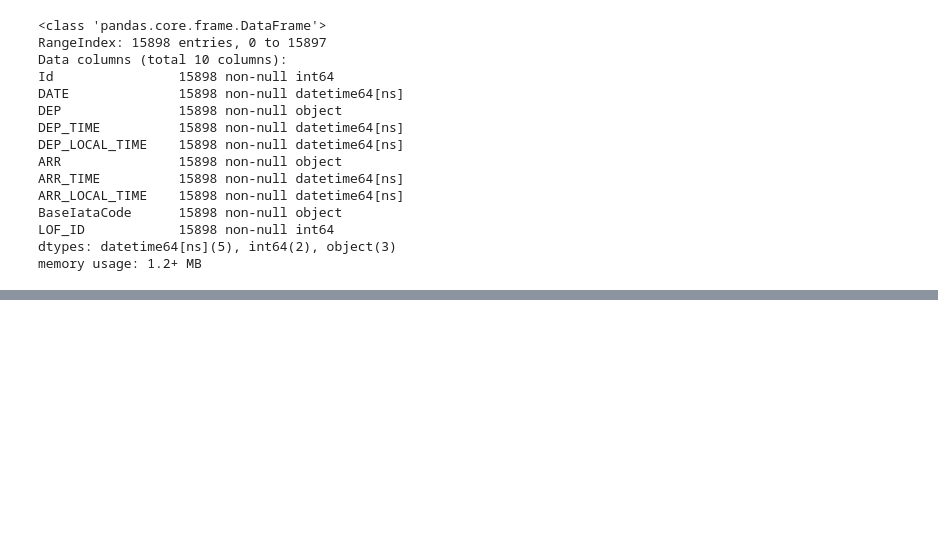
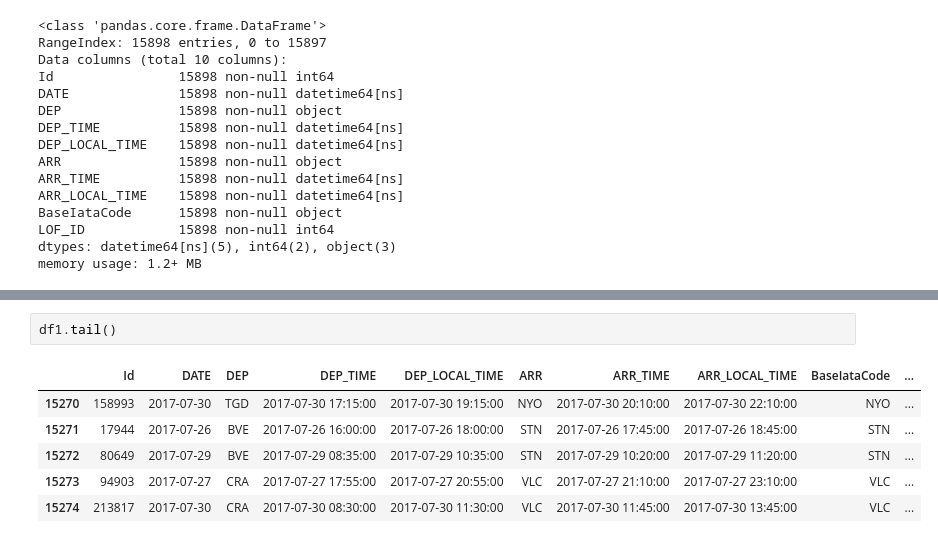
Before and after one commit to albertogcmr/dashboard-project-airline, a Jupyter notebook: main.ipynb, the cells around one changed output, grey strips where cells are left out. Cells and saved outputs as stored; diff of their text form; blank space fills up the shorter version.

```diff
--- a/main.ipynb
+++ b/main.ipynb
@@ -49,0 +120,9 @@ memory usage: 1.2+ MB
+# %%
+df1.tail()
+# %% [output]
+|  | Id | DATE | DEP | DEP_TIME | DEP_LOCAL_TIME | ARR | ARR_TIME | ARR_LOCAL_TIME | BaseIataCode | ... |
+| 15270 | 158993 | 2017-07-30 | TGD | 2017-07-30 17:15:00 | 2017-07-30 19:15:00 | NYO | 2017-07-30 20:10:00 | 2017-07-30 22:10:00 | NYO | ... |
+| 15271 | 17944 | 2017-07-26 | BVE | 2017-07-26 16:00:00 | 2017-07-26 18:00:00 | STN | 2017-07-26 17:45:00 | 2017-07-26 18:45:00 | STN | ... |
+| 15272 | 80649 | 2017-07-29 | BVE | 2017-07-29 08:35:00 | 2017-07-29 10:35:00 | STN | 2017-07-29 10:20:00 | 2017-07-29 11:20:00 | STN | ... |
+| 15273 | 94903 | 2017-07-27 | CRA | 2017-07-27 17:55:00 | 2017-07-27 20:55:00 | VLC | 2017-07-27 21:10:00 | 2017-07-27 23:10:00 | VLC | ... |
+| 15274 | 213817 | 2017-07-30 | CRA | 2017-07-30 08:30:00 | 2017-07-30 11:30:00 | VLC | 2017-07-30 11:45:00 | 2017-07-30 13:45:00 | VLC | ... |
```
Also changed, not shown: parts of 10 cells of this notebook, 3 other files.
